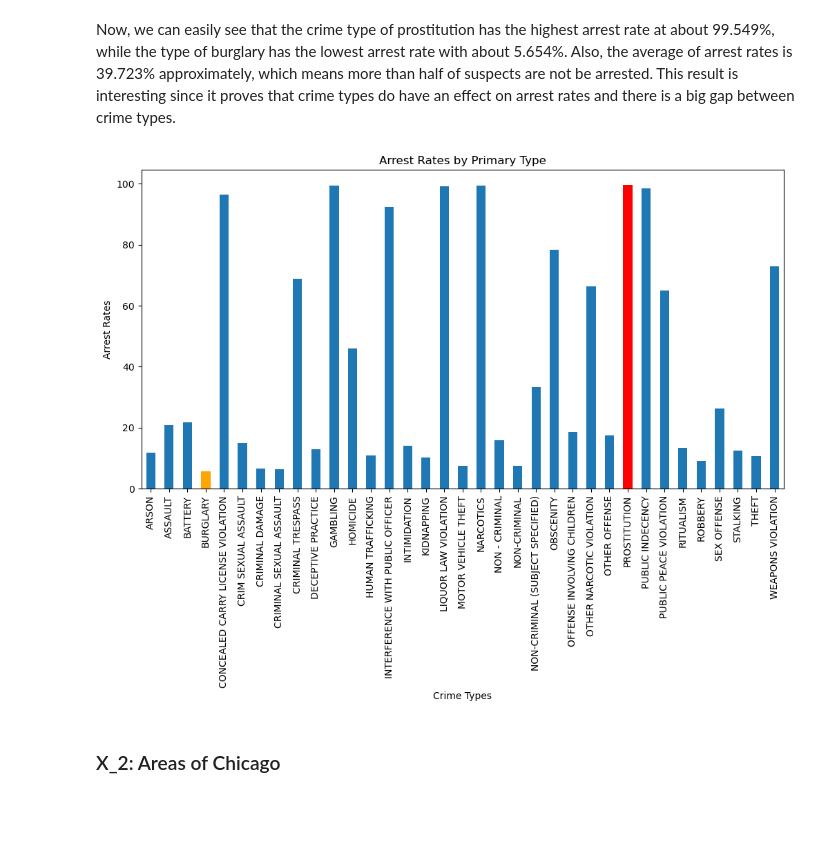
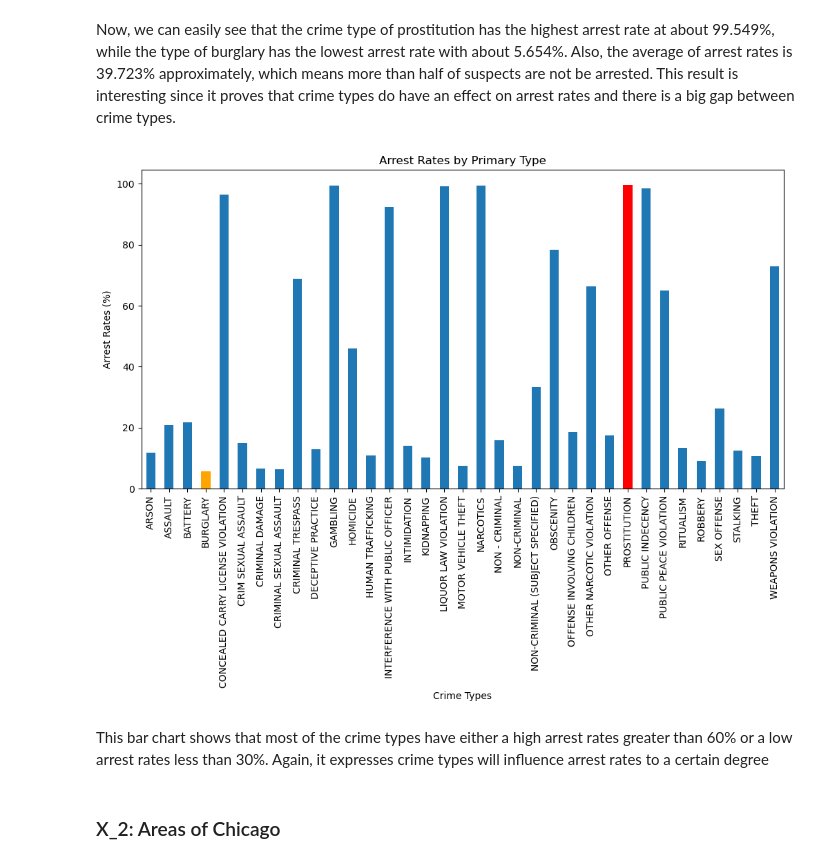
Before and after one commit to XingyuWang06/ECO225Project, a Jupyter notebook: Project1.ipynb, the cells around one changed output. Cells and saved outputs as stored; diff of their text form; code cells hidden in the pictures; blank space fills up the shorter version.

```diff
--- a/Project1.ipynb
+++ b/Project1.ipynb
@@ -152,15 +152,17 @@ Now, we can easily see that the crime type of prostitution has the highest arres
 # %%
 ax = arrest_count.plot(kind='bar', y='Percent_Arrested (True)', legend=False, figsize=(12, 6))
 max_index = arrest_count['Percent_Arrested (True)'].idxmax()
 min_index = arrest_count['Percent_Arrested (True)'].idxmin()
 ax.patches[arrest_count.index.get_loc(max_index)].set_facecolor('red')
 ax.patches[arrest_count.index.get_loc(min_index)].set_facecolor('orange')
 plt.title('Arrest Rates by Primary Type')
 plt.xlabel('Crime Types')
-plt.ylabel('Arrest Rates')
+plt.ylabel('Arrest Rates (%)')
 plt.show()
 # %% [output]
-[figure, old version]
+[figure, new version]
+# %% [markdown]
+This bar chart shows that most of the crime types have either a high arrest rates greater than 60% or a low arrest rates less than 30%. Again, it expresses crime types will influence arrest rates to a certain degree
 # %% [markdown]
 ### X_2: Areas of Chicago
 # %% [markdown]
```
Also changed, not shown: parts of 4 cells of this notebook.
